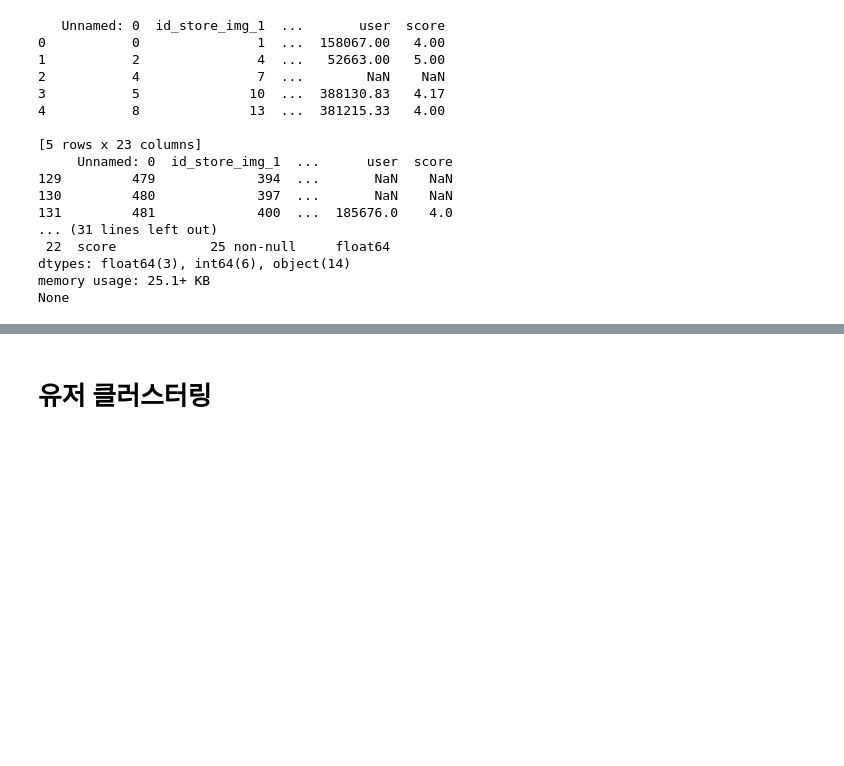
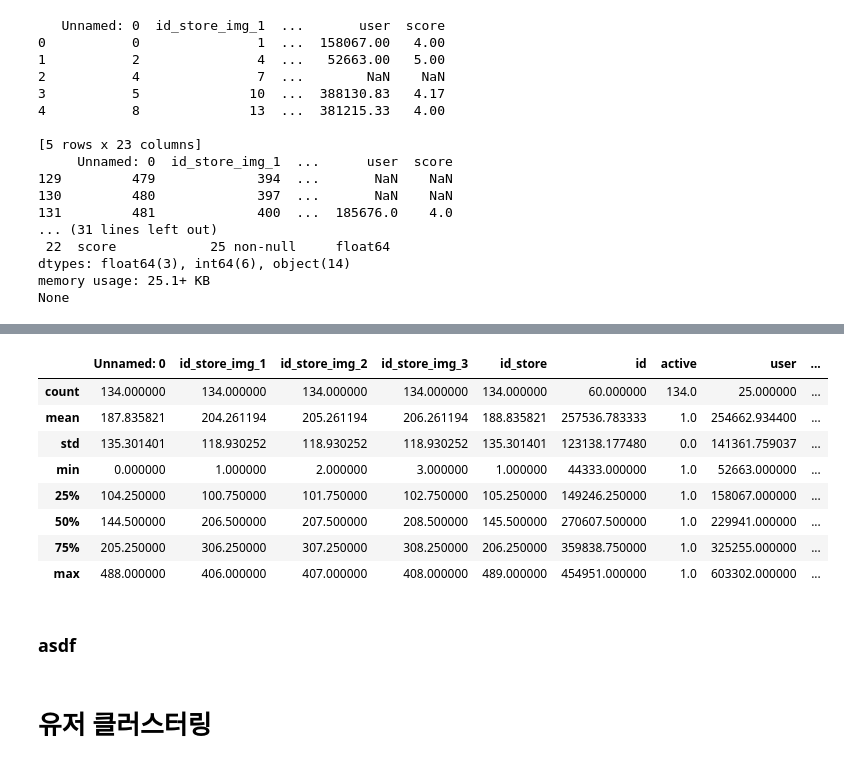
Before and after one commit to laugh4mile/HalalTimes, a Jupyter notebook: recommendation/recommendation_SVD_UserClustering_주정훈.ipynb, the cells around one changed output, grey strips where cells are left out. Drawn from its saved outputs; the diff is of its cells as text; code cells hidden in the pictures; blank space fills up the shorter version.

```diff
--- a/recommendation/recommendation_SVD_UserClustering_주정훈.ipynb
+++ b/recommendation/recommendation_SVD_UserClustering_주정훈.ipynb
@@ -712,0 +727,14 @@ muslim_review_user = pd.merge(review_table, user_index_df, on = , how='left')
+# %%
+muslim_review_merged.describe()
+# %% [output]
+|  | Unnamed: 0 | id_store_img_1 | id_store_img_2 | id_store_img_3 | id_store | id | active | user | ... |
+| count | 134.000000 | 134.000000 | 134.000000 | 134.000000 | 134.000000 | 60.000000 | 134.0 | 25.000000 | ... |
+| mean | 187.835821 | 204.261194 | 205.261194 | 206.261194 | 188.835821 | 257536.783333 | 1.0 | 254662.934400 | ... |
+| std | 135.301401 | 118.930252 | 118.930252 | 118.930252 | 135.301401 | 123138.177480 | 0.0 | 141361.759037 | ... |
+| min | 0.000000 | 1.000000 | 2.000000 | 3.000000 | 1.000000 | 44333.000000 | 1.0 | 52663.000000 | ... |
+| 25% | 104.250000 | 100.750000 | 101.750000 | 102.750000 | 105.250000 | 149246.250000 | 1.0 | 158067.000000 | ... |
+| 50% | 144.500000 | 206.500000 | 207.500000 | 208.500000 | 145.500000 | 270607.500000 | 1.0 | 229941.000000 | ... |
+| 75% | 205.250000 | 306.250000 | 307.250000 | 308.250000 | 206.250000 | 359838.750000 | 1.0 | 325255.000000 | ... |
+| max | 488.000000 | 406.000000 | 407.000000 | 408.000000 | 489.000000 | 454951.000000 | 1.0 | 603302.000000 | ... |
+# %% [markdown]
+### asdf
```
Also changed, not shown: parts of 14 cells of this notebook.
